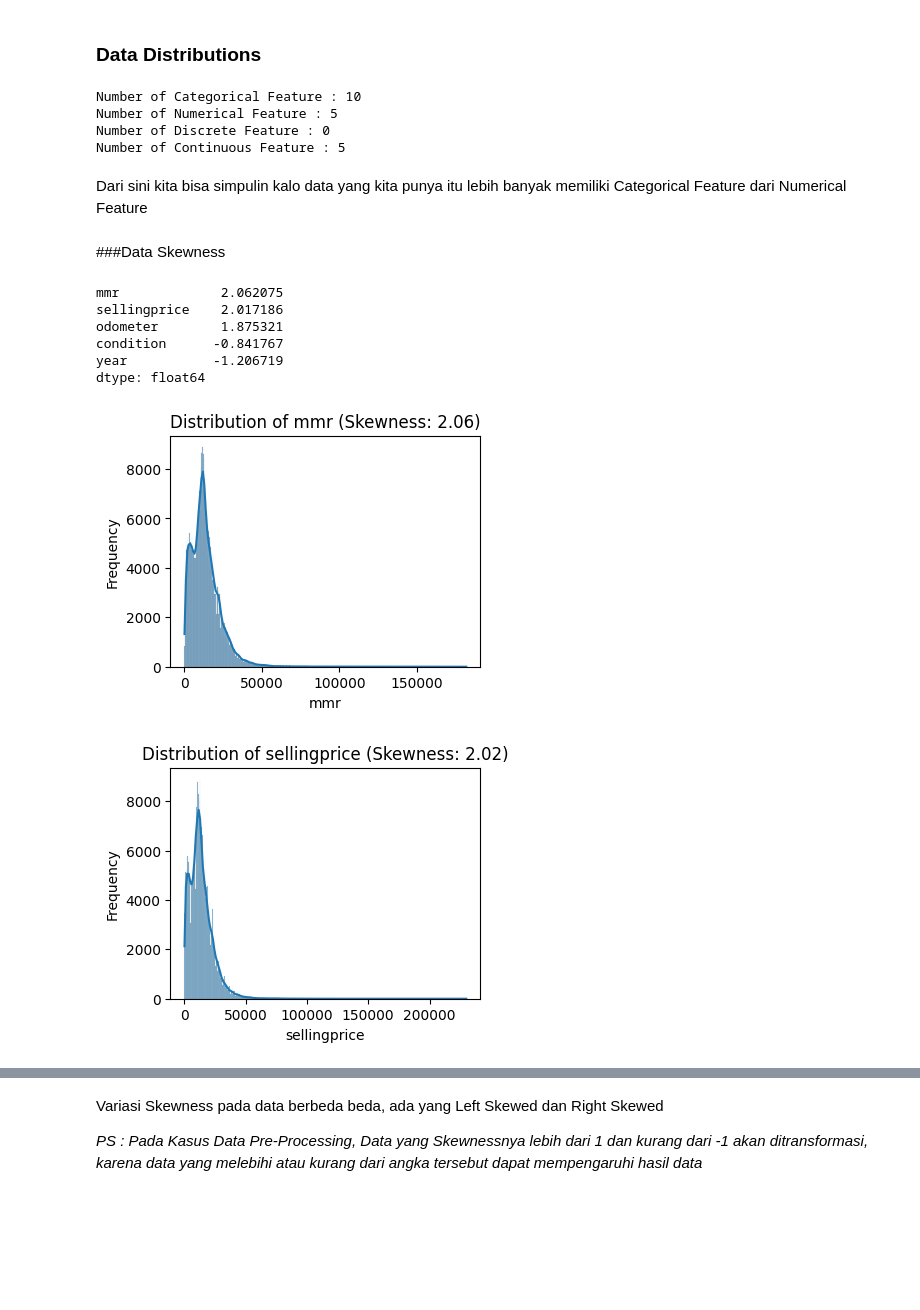
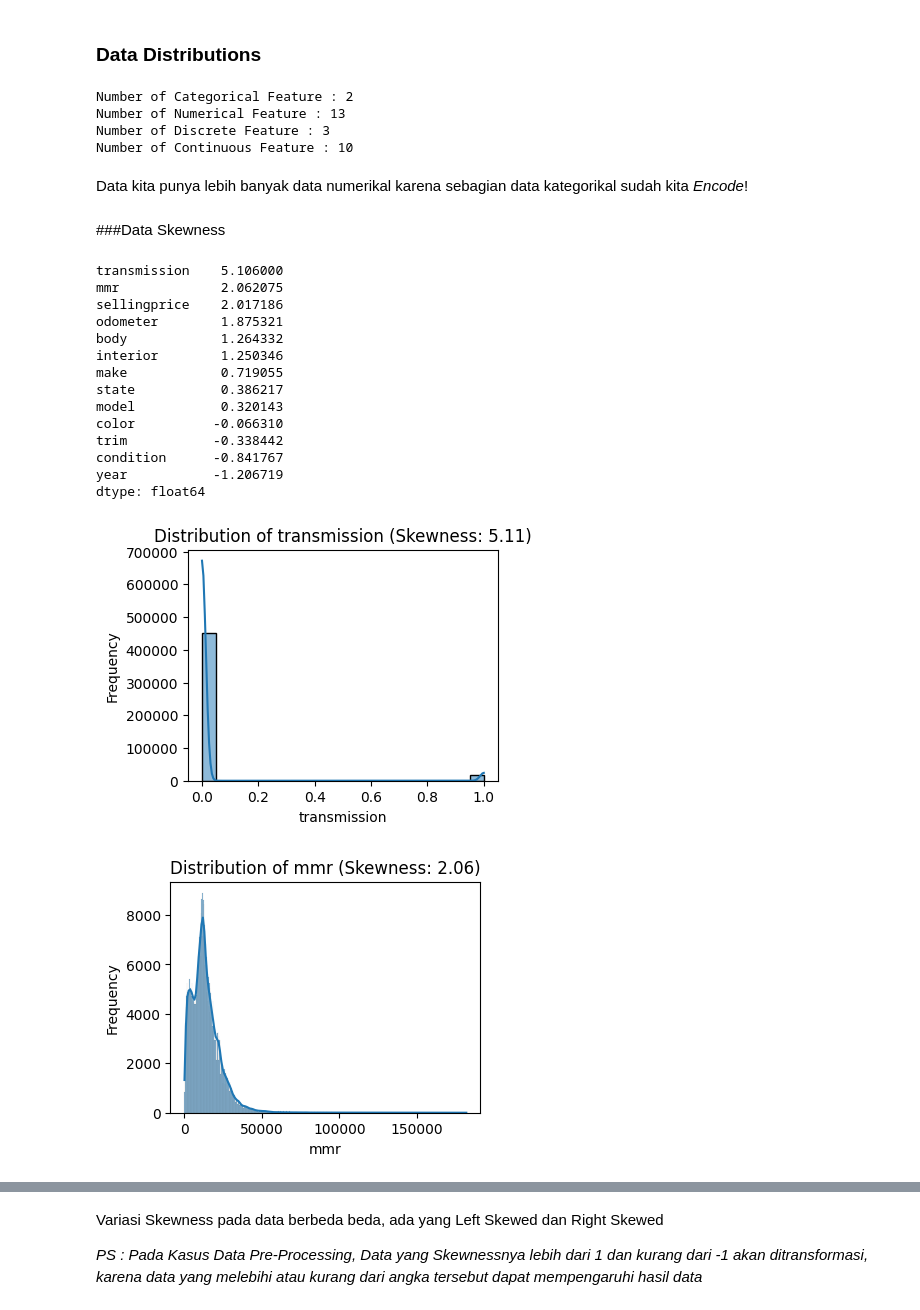
Before and after one commit to Bayhaqieee/GDG_ML_Learning, a Jupyter notebook: Hands_on_DataAnalysis_.ipynb, the cells around one changed output, grey strips where cells are left out. Drawn from its saved outputs; the diff is of its cells as text; code cells hidden in the pictures; blank space fills up the shorter version.

Commit message:
Data Encoding and Inspection

```diff
--- a/Hands_on_DataAnalysis_.ipynb
+++ b/Hands_on_DataAnalysis_.ipynb
@@ -2333,0 +2351,19 @@ df_data.describe(include="all")
+# %%
+df = df_data.copy()
+# %%
+categorical_cols = ['make', 'model', 'trim', 'body', 'transmission', 'state', 'color', 'interior']
+encoders = {}  # Store encoders for each column
+
+for col in categorical_cols:
+    # Create and fit LabelEncoder
+    encoders[col] = LabelEncoder()
+    df[col] = encoders[col].fit_transform(df[col])
+
+    # Create a DataFrame to store encoding information for the current column
+    encoding_info = pd.DataFrame({
+        'Original_Value': encoders[col].classes_,
+        'Encoded_Value': encoders[col].transform(encoders[col].classes_)
+    })
+
+    # Save encoding information to a separate file (optional)
+    encoding_info.to_csv(f'{col}_encoding_info.csv', index=False)
@@ -2334,10 +2524,10 @@ df_data.describe(include="all")
 # %% [markdown]
 ### Data Distributions
 # %%
-categorical_feature = df_data.select_dtypes(include='object').columns.tolist()
+categorical_feature = df.select_dtypes(include='object').columns.tolist()
 
-numerical_feature = df_data.select_dtypes(include=['int64', 'float64']).columns.tolist()
-discrete_feature = [col for col in numerical_feature if len(df_data[col].unique()) < 25]
+numerical_feature = df.select_dtypes(include=['int64', 'float64']).columns.tolist()
+discrete_feature = [col for col in numerical_feature if len(df[col].unique()) < 25]
 continuous_feature = [col for col in numerical_feature if col not in discrete_feature]
 
 print(f'Number of Categorical Feature : {len(categorical_feature)}')
@@ -2345,31 +2535,39 @@ print(f'Number of Numerical Feature : {len(numerical_feature)}')
 print(f'Number of Discrete Feature : {len(discrete_feature)}')
 print(f'Number of Continuous Feature : {len(continuous_feature)}')
 # %% [output]
-Number of Categorical Feature : 10
-Number of Numerical Feature : 5
-Number of Discrete Feature : 0
-Number of Continuous Feature : 5
+Number of Categorical Feature : 2
+Number of Numerical Feature : 13
+Number of Discrete Feature : 3
+Number of Continuous Feature : 10
-# %% [markdown]
-Dari sini kita bisa simpulin kalo data yang kita punya itu lebih banyak memiliki Categorical Feature dari Numerical Feature
+# %% [markdown]
+Data kita punya lebih banyak data numerikal karena sebagian data kategorikal sudah kita *Encode*!
 # %% [markdown]
 ###Data Skewness
 # %%
-skewness = df_data[numerical_feature].skew().sort_values(ascending=False)
+skewness = df[numerical_feature].skew().sort_values(ascending=False)
 print(skewness)
 
 for feature in skewness.index:
   plt.figure(figsize=(4, 3))
-  sns.histplot(df_data[feature], kde=True)  # Histogram with KDE
+  sns.histplot(df[feature], kde=True)  # Histogram with KDE
   plt.title(f'Distribution of {feature} (Skewness: {skewness[feature]:.2f})')
   plt.xlabel(feature)
   plt.ylabel('Frequency')
   plt.show()
 # %% [output]
+transmission    5.106000
 mmr             2.062075
 sellingprice    2.017186
 odometer        1.875321
+body            1.264332
+interior        1.250346
+make            0.719055
+state           0.386217
+model           0.320143
+color          -0.066310
+trim           -0.338442
 condition      -0.841767
 year           -1.206719
 dtype: float64
-[figure, old version]
+[figure, new version]
-[figure, old version]
+[figure, new version]
```
Also changed, not shown: parts of 37 cells of this notebook.
